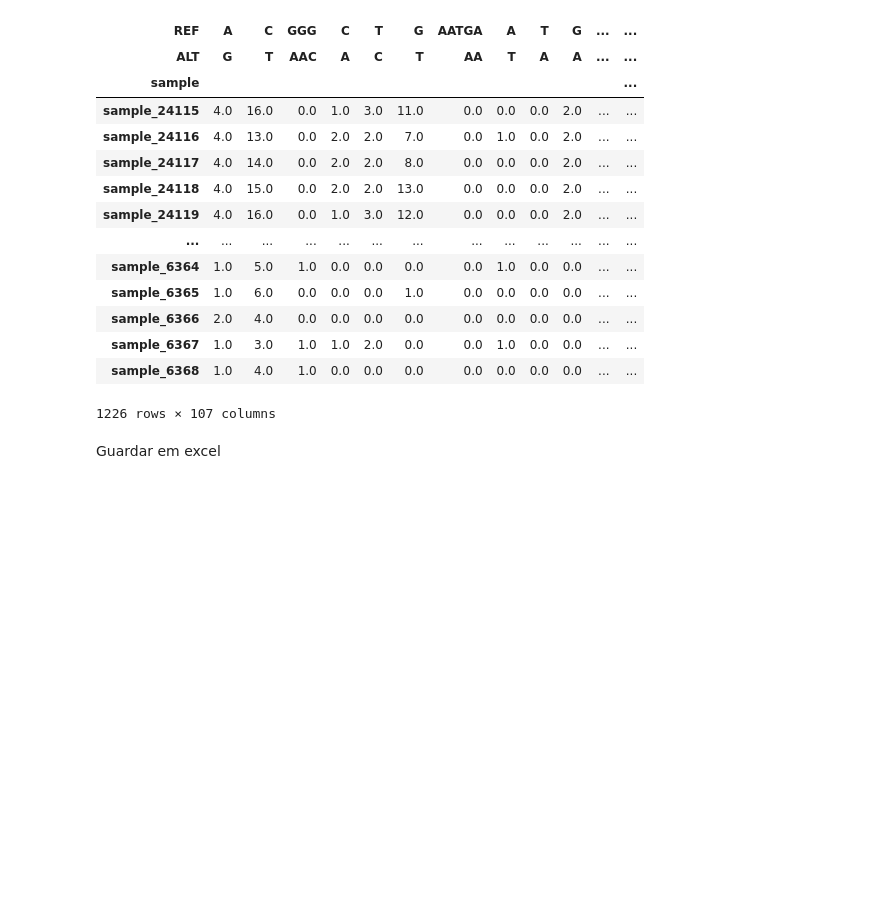
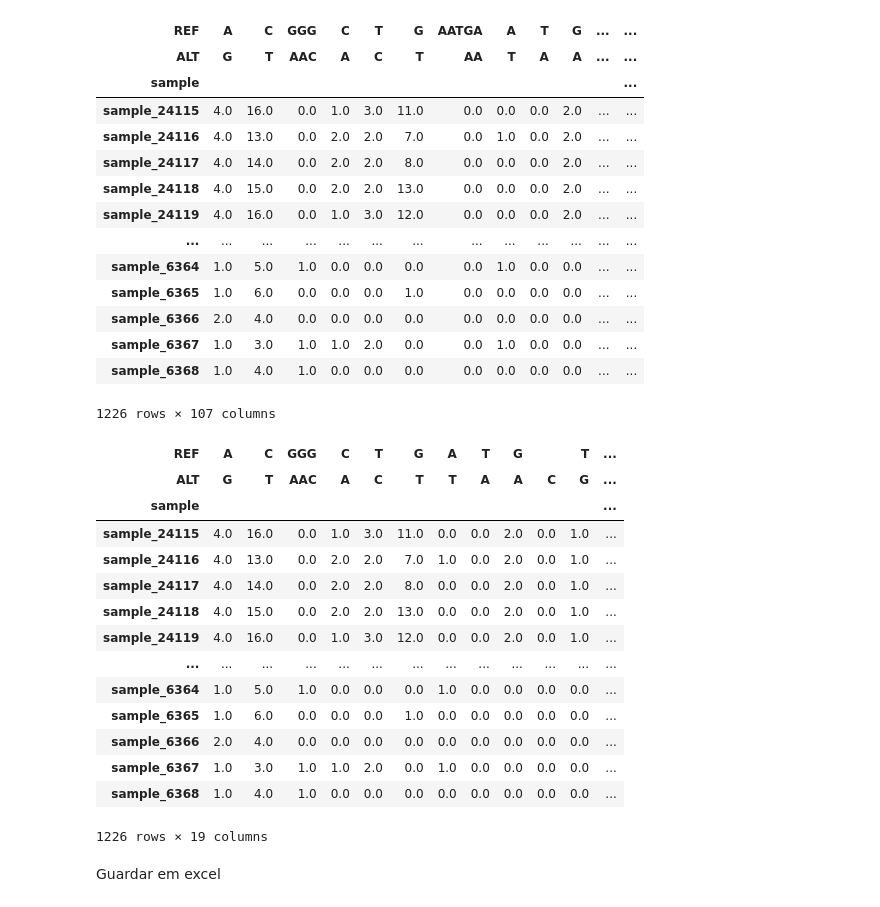
Before and after one commit to Rafael-Silva-Oliveira/FEM, a Jupyter notebook: Python/Dados.ipynb, the cells around one changed output. Cells and saved outputs as stored; diff of their text form; code cells hidden in the pictures; blank space fills up the shorter version.

```diff
--- a/Python/Dados.ipynb
+++ b/Python/Dados.ipynb
@@ -105,6 +105,28 @@ final_df
 | sample_6367 | 1.0 | 3.0 | 1.0 | 1.0 | 2.0 | 0.0 | 0.0 | 1.0 | 0.0 | 0.0 | ... | ... |
 | sample_6368 | 1.0 | 4.0 | 1.0 | 0.0 | 0.0 | 0.0 | 0.0 | 0.0 | 0.0 | 0.0 | ... | ... |
 1226 rows × 107 columns
+# %%
+for column in final_df.columns[1:]:
+	if sum(final_df[column]) < 10:
+		final_df.drop([column], axis=1, inplace=True)
+
+final_df
+# %% [output]
+| REF | A | C | GGG | C | T | G | A | T | G |  | T | ... |
+| ALT | G | T | AAC | A | C | T | T | A | A | C | G | ... |
+| sample |  |  |  |  |  |  |  |  |  |  |  | ... |
+| sample_24115 | 4.0 | 16.0 | 0.0 | 1.0 | 3.0 | 11.0 | 0.0 | 0.0 | 2.0 | 0.0 | 1.0 | ... |
+| sample_24116 | 4.0 | 13.0 | 0.0 | 2.0 | 2.0 | 7.0 | 1.0 | 0.0 | 2.0 | 0.0 | 1.0 | ... |
+| sample_24117 | 4.0 | 14.0 | 0.0 | 2.0 | 2.0 | 8.0 | 0.0 | 0.0 | 2.0 | 0.0 | 1.0 | ... |
+| sample_24118 | 4.0 | 15.0 | 0.0 | 2.0 | 2.0 | 13.0 | 0.0 | 0.0 | 2.0 | 0.0 | 1.0 | ... |
+| sample_24119 | 4.0 | 16.0 | 0.0 | 1.0 | 3.0 | 12.0 | 0.0 | 0.0 | 2.0 | 0.0 | 1.0 | ... |
+| ... | ... | ... | ... | ... | ... | ... | ... | ... | ... | ... | ... | ... |
+| sample_6364 | 1.0 | 5.0 | 1.0 | 0.0 | 0.0 | 0.0 | 1.0 | 0.0 | 0.0 | 0.0 | 0.0 | ... |
+| sample_6365 | 1.0 | 6.0 | 0.0 | 0.0 | 0.0 | 1.0 | 0.0 | 0.0 | 0.0 | 0.0 | 0.0 | ... |
+| sample_6366 | 2.0 | 4.0 | 0.0 | 0.0 | 0.0 | 0.0 | 0.0 | 0.0 | 0.0 | 0.0 | 0.0 | ... |
+| sample_6367 | 1.0 | 3.0 | 1.0 | 1.0 | 2.0 | 0.0 | 1.0 | 0.0 | 0.0 | 0.0 | 0.0 | ... |
+| sample_6368 | 1.0 | 4.0 | 1.0 | 0.0 | 0.0 | 0.0 | 0.0 | 0.0 | 0.0 | 0.0 | 0.0 | ... |
+1226 rows × 19 columns
 # %% [markdown]
 Guardar em excel
 # %%
```
Also changed, not shown: parts of 7 cells of this notebook, 1 other file.
